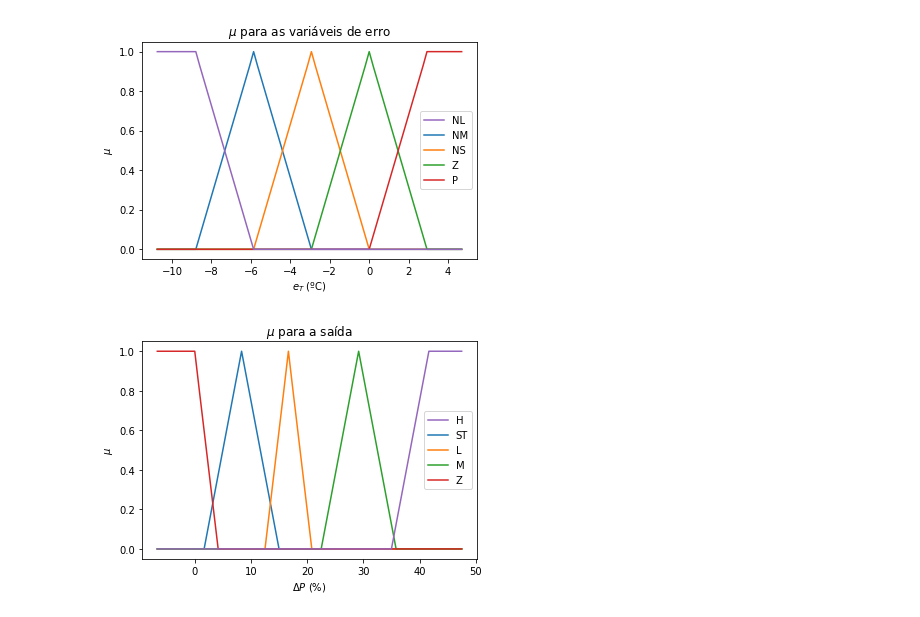
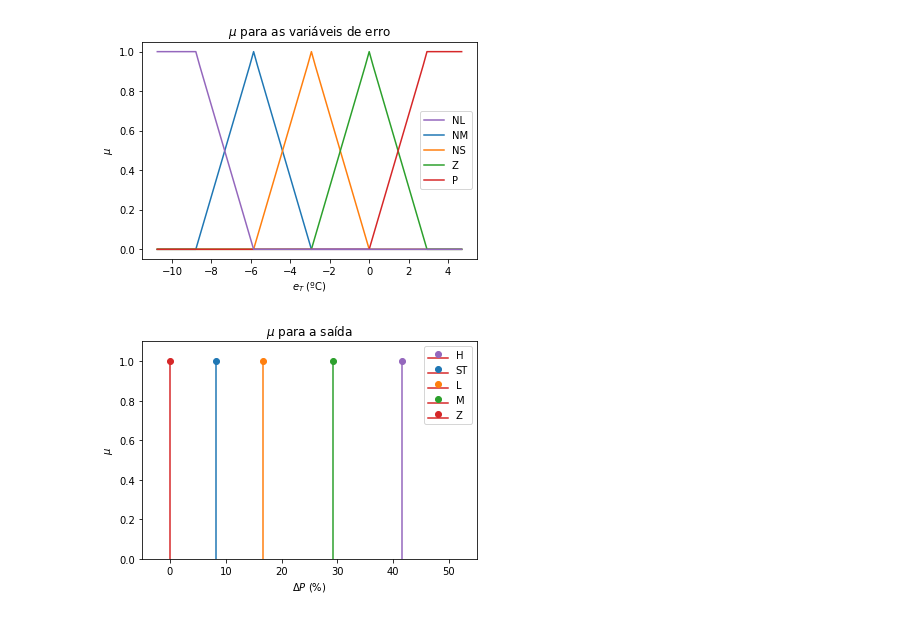
Before and after one commit to Guilherme32/controle-forno-LITel, a Jupyter notebook: imgs/fuzzy_membership_plots.ipynb, the cells around one changed output. Drawn from its saved outputs; the diff is of its cells as text; code cells hidden in the pictures.

```diff
--- a/imgs/fuzzy_membership_plots.ipynb
+++ b/imgs/fuzzy_membership_plots.ipynb
@@ -86,30 +86,32 @@ plt.savefig("erro.svg", facecolor="white")
 # %% [output]
 [figure]
 # %%
-raw_values = np.array(range(-8, 58))
-percentages = raw_values/1.2
-
-delta_temp_vars = {"ST": (10, 8, 0),
-                  "L": (20, 5, 0),
-                  "M": (35, 8, 0),
-                  "Z": (0, 5, -1),
-                  "H": (50, 8, 1),}
+delta_temp_vars = {"ST": 10,
+                  "L": 20,
+                  "M": 35,
+                  "Z": 0,
+                  "H": 50}
 
 plt.title("$\mu$ para a saída")
 plt.xlabel("$\Delta P$ (%)")
 plt.ylabel("$\mu$")
 
-for var_name, var_info in delta_temp_vars.items():
-    plt.plot(percentages,
-             np.array([fuzzify_triangular(raw_value, *var_info) for raw_value in raw_values])/256,
-            label=var_name)
+for i, item in enumerate(delta_temp_vars.items()):
+    var_name, value = item
+    plt.stem([value/1.2, ],
+             [1, ],
+            label=var_name,
+            linefmt=f"C{i}-",
+            markerfmt=f"C{i}o")
 
+plt.xlim((-5, 55))
+plt.ylim((0, 1.1))
 
 # https://stackoverflow.com/questions/22263807/how-is-order-of-items-in-matplotlib-legend-determined
 handles, labels = plt.gca().get_legend_handles_labels()
 order = [4, 0, 1, 2, 3]
 plt.legend([handles[idx] for idx in order],[labels[idx] for idx in order])
 
 plt.savefig("saida.svg", facecolor="white")
 # %% [output]
-[figure, old version]
+[figure, new version]
```
Also changed, not shown: 1 other file.
